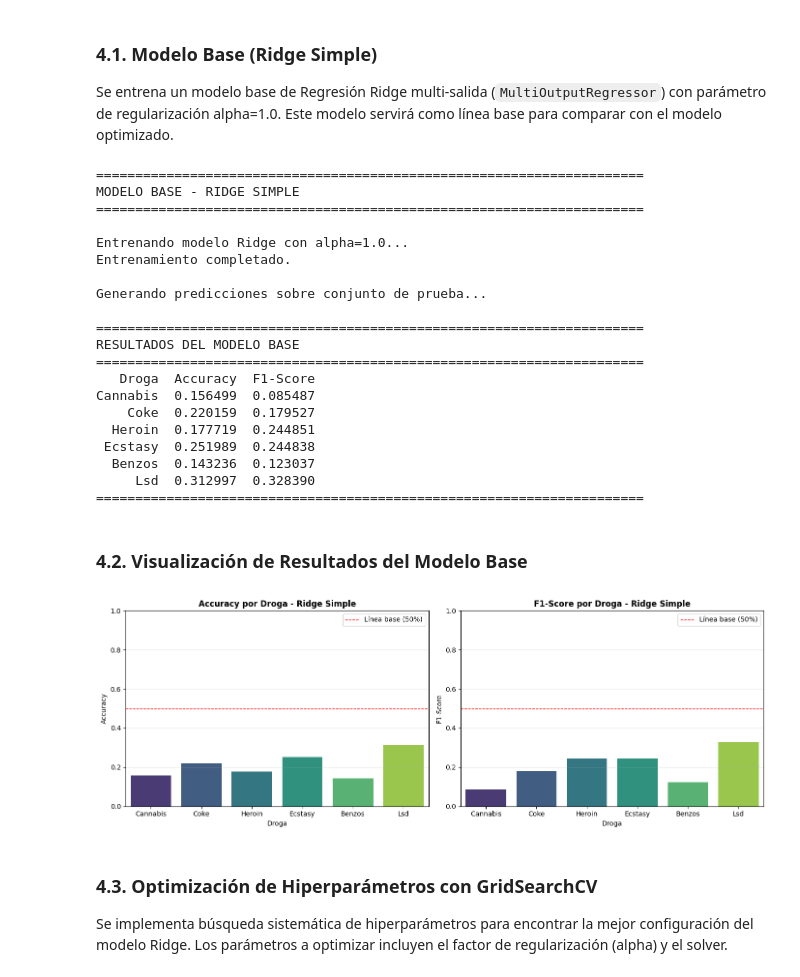
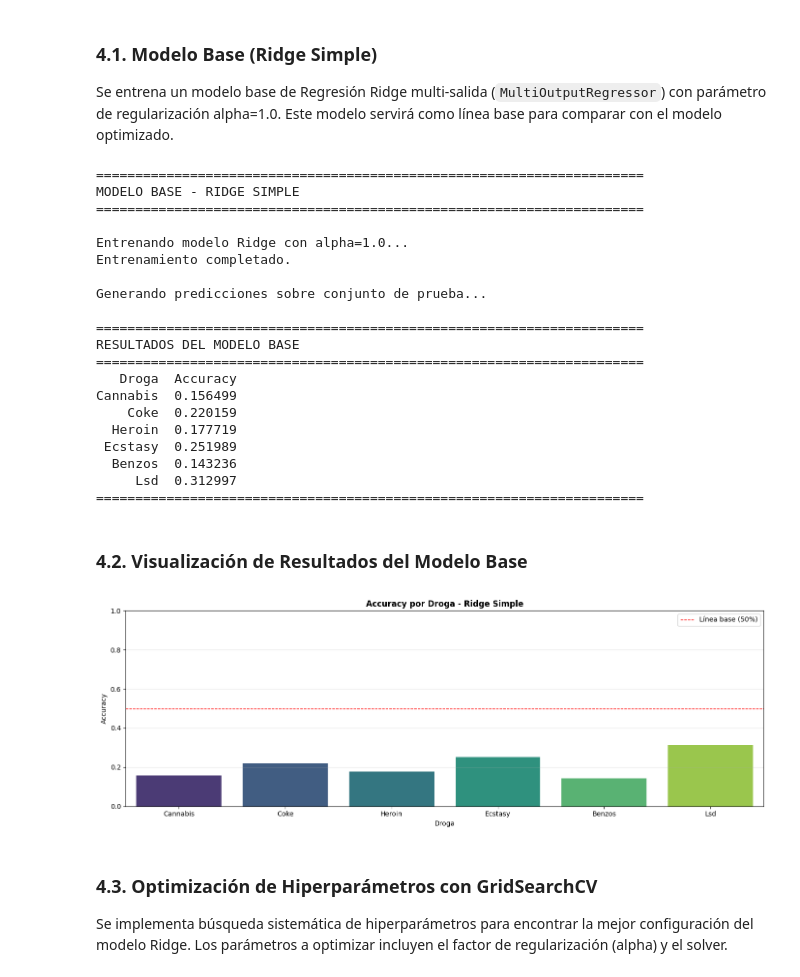
Before and after one commit to natandreli/drug-consumption-prediction, a Jupyter notebook: 01_Ridge_Regression.ipynb, the cells around one changed output. Drawn from its saved outputs; the diff is of its cells as text; code cells hidden in the pictures.

Commit message:
refactor: :recycle: Update Ridge Regression

```diff
--- a/01_Ridge_Regression.ipynb
+++ b/01_Ridge_Regression.ipynb
@@ -402,9 +403,8 @@ for drug in drugs:
 
     acc = accuracy_score(y_true, y_pred)
     report = classification_report(y_true, y_pred, output_dict=True, zero_division=0)
-    f1 = report["weighted avg"]["f1-score"]
 
-    results_ridge.append({"Droga": drug.capitalize(), "Accuracy": acc, "F1-Score": f1})
+    results_ridge.append({"Droga": drug.capitalize(), "Accuracy": acc})
 
 results_ridge_df = pd.DataFrame(results_ridge)
 
@@ -426,54 +426,38 @@ Generando predicciones sobre conjunto de prueba...
 ======================================================================
 RESULTADOS DEL MODELO BASE
 ======================================================================
-   Droga  Accuracy  F1-Score
-Cannabis  0.156499  0.085487
-    Coke  0.220159  0.179527
-  Heroin  0.177719  0.244851
- Ecstasy  0.251989  0.244838
-  Benzos  0.143236  0.123037
-     Lsd  0.312997  0.328390
+   Droga  Accuracy
+Cannabis  0.156499
+    Coke  0.220159
+  Heroin  0.177719
+ Ecstasy  0.251989
+  Benzos  0.143236
+     Lsd  0.312997
 ======================================================================
 # %% [markdown]
 ### 4.2. Visualización de Resultados del Modelo Base
 # %%
-# Visualización comparativa de métricas
-fig, axes = plt.subplots(1, 2, figsize=(14, 5))
+fig, ax = plt.subplots(figsize=(14, 5))
 
-# Gráfico de Accuracy
 sns.barplot(
     x="Droga",
     y="Accuracy",
     hue="Droga",
     data=results_ridge_df,
     palette="viridis",
-    ax=axes[0],
+    ax=ax,
 )
-axes[0].set_title("Accuracy por Droga - Ridge Simple", fontsize=12, fontweight="bold")
-axes[0].set_ylim(0, 1)
-axes[0].axhline(0.5, color="red", linestyle="--", linewidth=1, label="Línea base (50%)")
-axes[0].legend()
-axes[0].grid(axis="y", alpha=0.3)
 
-# Gráfico de F1-Score
-sns.barplot(
-    x="Droga",
-    y="F1-Score",
-    hue="Droga",
-    data=results_ridge_df,
-    palette="viridis",
-    ax=axes[1],
-)
-axes[1].set_title("F1-Score por Droga - Ridge Simple", fontsize=12, fontweight="bold")
-axes[1].set_ylim(0, 1)
-axes[1].axhline(0.5, color="red", linestyle="--", linewidth=1, label="Línea base (50%)")
-axes[1].legend()
-axes[1].grid(axis="y", alpha=0.3)
+ax.set_title("Accuracy por Droga - Ridge Simple", fontsize=12, fontweight="bold")
+ax.set_ylim(0, 1)
+ax.axhline(0.5, color="red", linestyle="--", linewidth=1, label="Línea base (50%)")
+ax.legend()
+ax.grid(axis="y", alpha=0.3)
 
 plt.tight_layout()
 plt.show()
 # %% [output]
-[figure, old version]
+[figure, new version]
 # %% [markdown]
 ### 4.3. Optimización de Hiperparámetros con GridSearchCV
 
```
Also changed, not shown: parts of 6 cells of this notebook.
